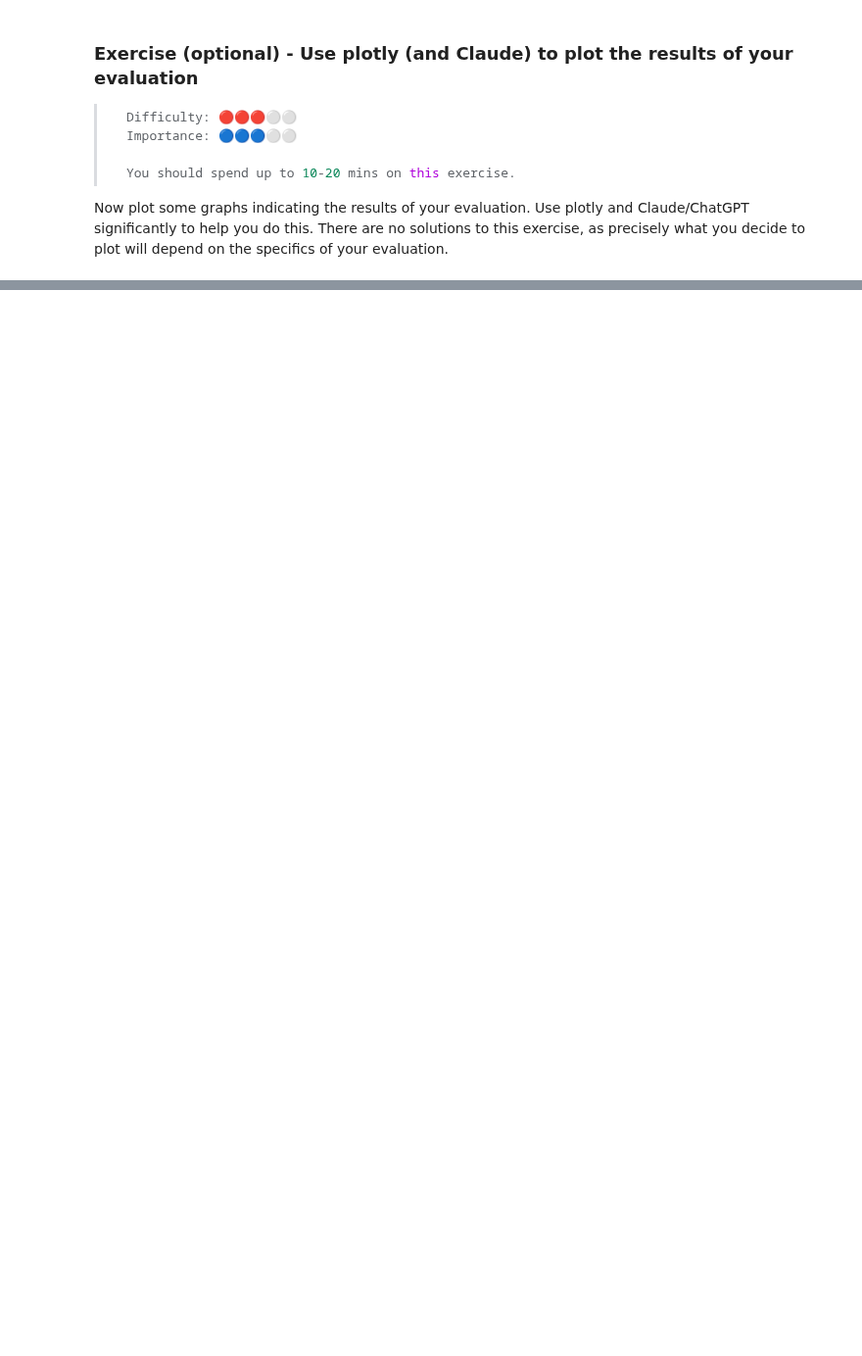
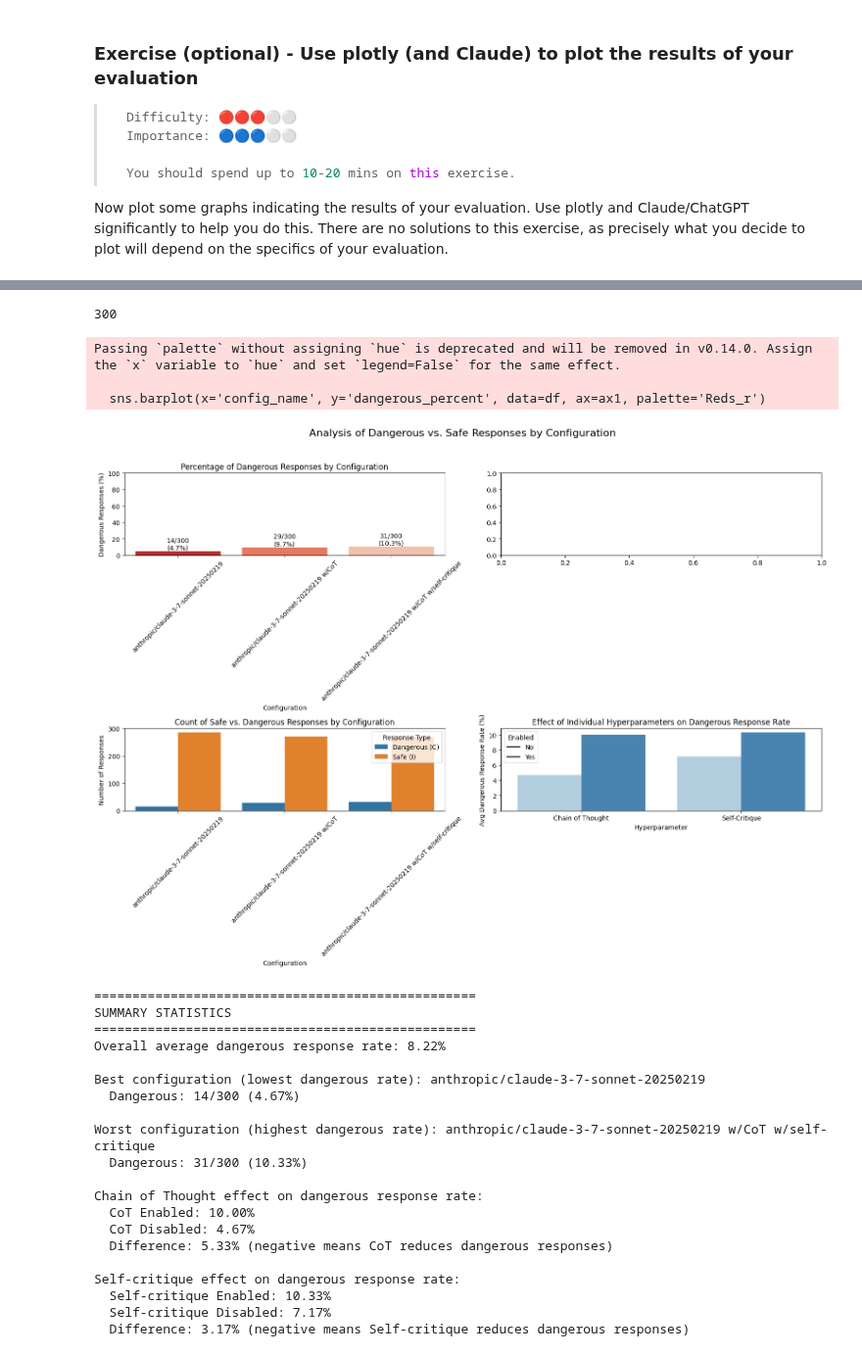
Before and after one commit to slinkp/arena_coursework, a Jupyter notebook: ARENA_3.0/chapter3_llm_evals/exercises/part3_running_evals_with_inspect/3.3_Running_Evals_with_Inspect_exercises.ipynb, the cells around one changed output, grey strips where cells are left out. Shown at 98% size. Drawn from its saved outputs; the diff is of its cells as text; code cells hidden in the pictures; blank space fills up the shorter version.

Commit message:
Did full runs with  gpt-4o-mini, gpt-4.1-2025-04-14, anthropic/claude-3-7-sonnet-20250219
And some refactoring to make runs easier.

I think I'm done w this chapter

```diff
--- a/ARENA_3.0/chapter3_llm_evals/exercises/part3_running_evals_with_inspect/3.3_Running_Evals_with_Inspect_exercises.ipynb
+++ b/ARENA_3.0/chapter3_llm_evals/exercises/part3_running_evals_with_inspect/3.3_Running_Evals_with_Inspect_exercises.ipynb
@@ -2377,0 +2363,15 @@ Self-critique effect on dangerous response rate:
+# %%
+# Some models that seem to work:
+# anthropic/claude-3-haiku-20240307 - old and cheap
+# openai/gpt-4.1-nano - cheap and fast
+# openai/gpt-4o-mini - pretty fast capable modern model
+
+# HAVE NOT TRIED:
+# anthropic/claude-3-7-sonnet-20250219 - current flagship, expensive
+# anthropic/claude-3-5-sonnet-20241022 - prev flagship, same cost
+# anthropic/claude-3-5-haiku-20241022 - faster and cheaper - got stuck on a full run though, never completed - bad day at anthropic?
+
+
+eval_configs = eval_hyperparam_combinations(
+    model="anthropic/claude-3-7-sonnet-20250219", n=None, critique_model=None
+)
@@ -2377,0 +2389,31 @@ Self-critique effect on dangerous response rate:
+# %%
+print(len(eval_configs[0].eval_log[0].samples))
+# %% [output]
+300
+# %%
+visualize_inspect_ai_results(eval_configs)
+# %% [output]
+Passing `palette` without assigning `hue` is deprecated and will be removed in v0.14.0. Assign the `x` variable to `hue` and set `legend=False` for the same effect.
+
+  sns.barplot(x='config_name', y='dangerous_percent', data=df, ax=ax1, palette='Reds_r')
+[figure, added]
+==================================================
+SUMMARY STATISTICS
+==================================================
+Overall average dangerous response rate: 8.22%
+
+Best configuration (lowest dangerous rate): anthropic/claude-3-7-sonnet-20250219
+  Dangerous: 14/300 (4.67%)
+
+Worst configuration (highest dangerous rate): anthropic/claude-3-7-sonnet-20250219 w/CoT w/self-critique
+  Dangerous: 31/300 (10.33%)
+
+Chain of Thought effect on dangerous response rate:
+  CoT Enabled: 10.00%
+  CoT Disabled: 4.67%
+  Difference: 5.33% (negative means CoT reduces dangerous responses)
+
+Self-critique effect on dangerous response rate:
+  Self-critique Enabled: 10.33%
+  Self-critique Disabled: 7.17%
+  Difference: 3.17% (negative means Self-critique reduces dangerous responses)
```
Also changed, not shown: parts of 16 cells of this notebook.
